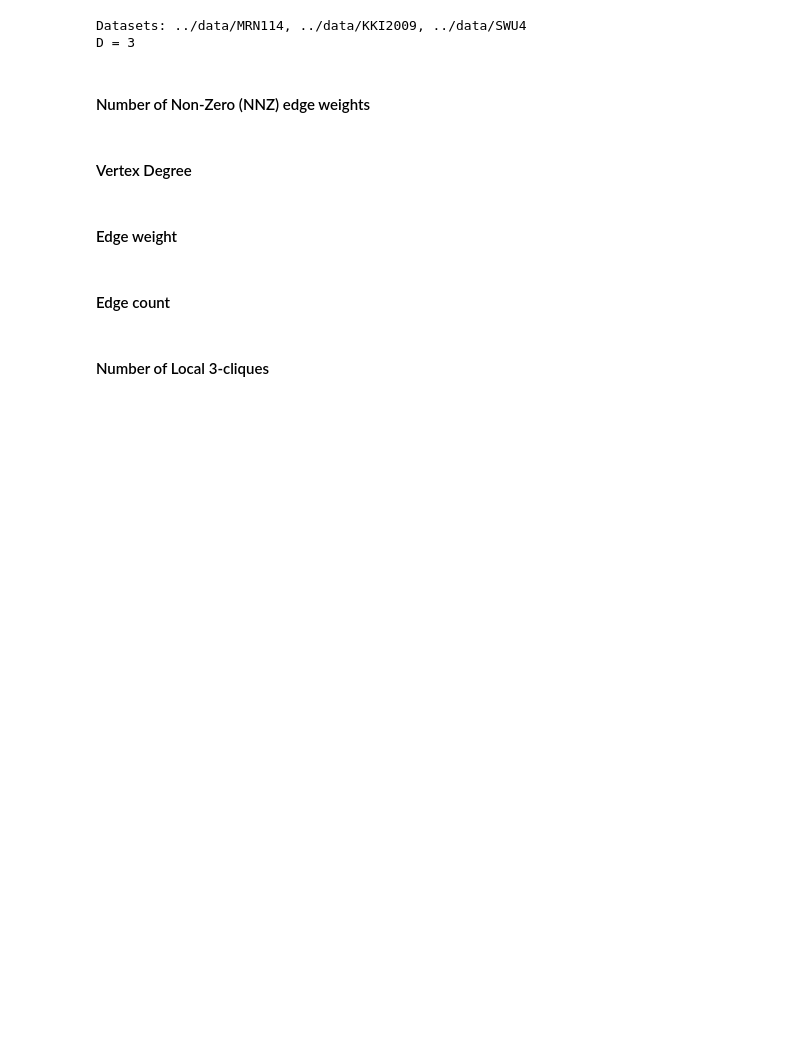
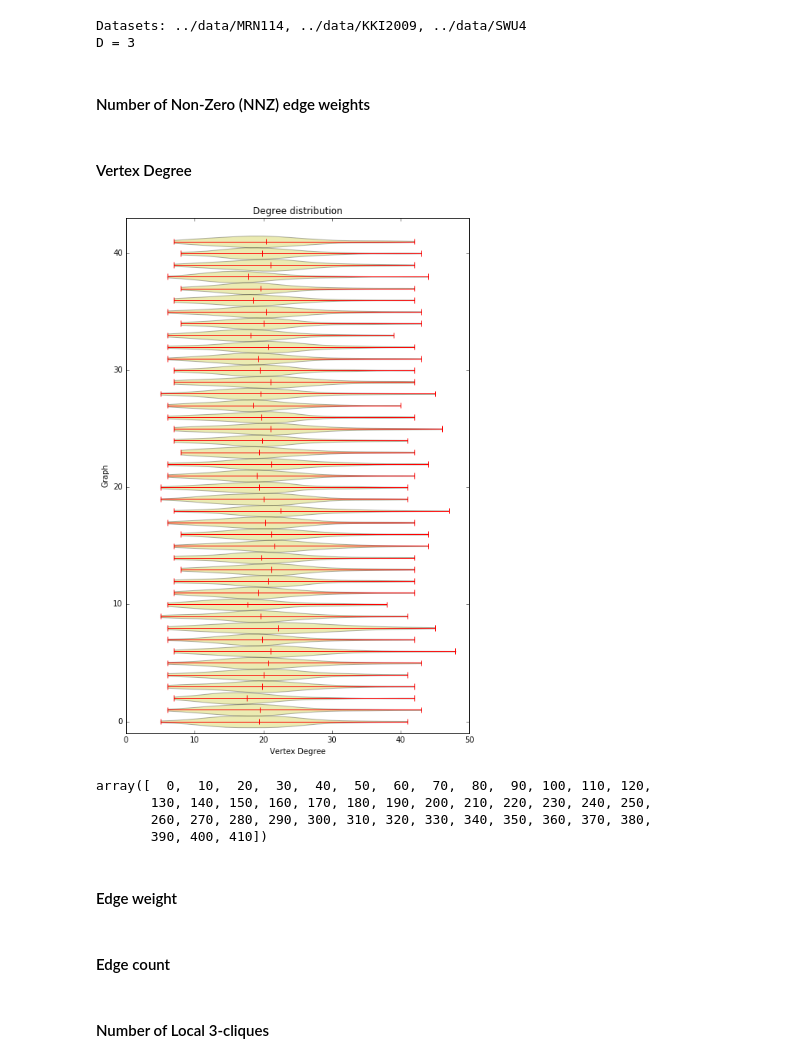
Before and after one commit to Upward-Spiral-Science/TA, a Jupyter notebook: code/extended_exploratory.ipynb, the cells around one changed output. Drawn from its saved outputs; the diff is of its cells as text; code cells hidden in the pictures; blank space fills up the shorter version.

Commit message:
added degree distribution plot

```diff
--- a/code/extended_exploratory.ipynb
+++ b/code/extended_exploratory.ipynb
@@ -44,7 +46,25 @@ nnz = {key: len(nx.edges(mygs[key])) for key in mygs}
 # %%
 degrees = {key: np.array(nx.degree(mygs[key]).values()) for key in mygs}
 avg_degrees = [np.mean(degrees[key]) for key in degrees]
-# avg_degrees
+list(degrees.values())
+fig = plt.figure(figsize=(8,12))
+plt.violinplot(degrees.values(), range(len(degrees)),
+               vert=False, points=20, widths=1, showmeans=True, showextrema=True)
+plt.title('Degree distribution')
+plt.xlabel('Vertex Degree')
+plt.ylabel('Graph')
+plt.ylim((-1, 43))
+plt.xlim((0, 50))
+plt.show()
+# %% [output]
+[figure, added]
+# %%
+np.asarray(range(len(degrees)))*10
+# %% [output]
+array([  0,  10,  20,  30,  40,  50,  60,  70,  80,  90, 100, 110, 120,
+       130, 140, 150, 160, 170, 180, 190, 200, 210, 220, 230, 240, 250,
+       260, 270, 280, 290, 300, 310, 320, 330, 340, 350, 360, 370, 380,
+       390, 400, 410])
 # %% [markdown]
 #### Edge weight
 # %%
```
Also changed, not shown: parts of 2 cells of this notebook.
